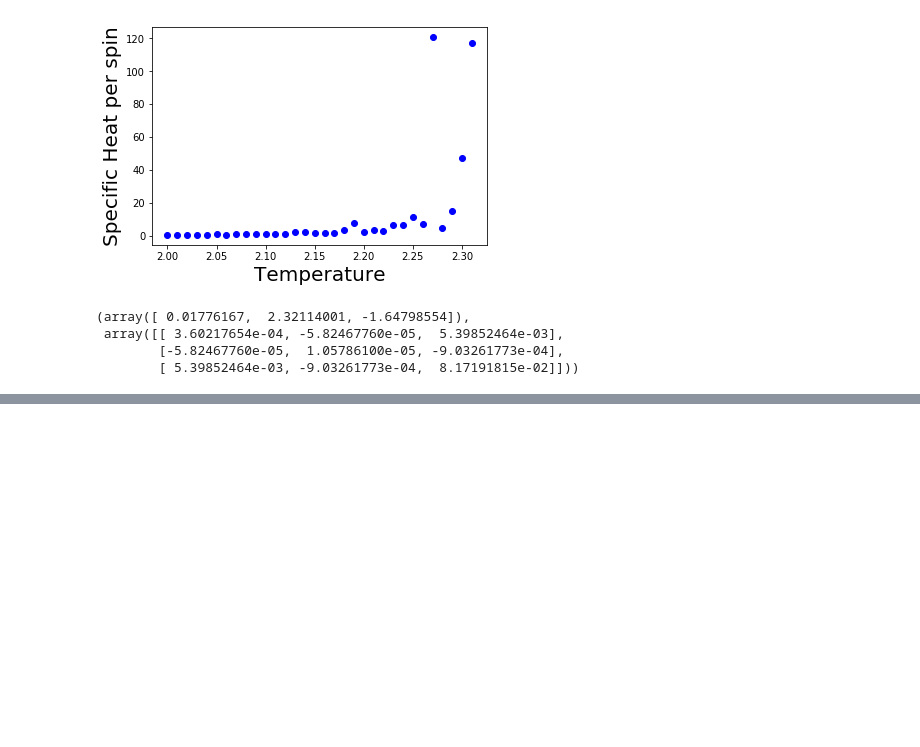
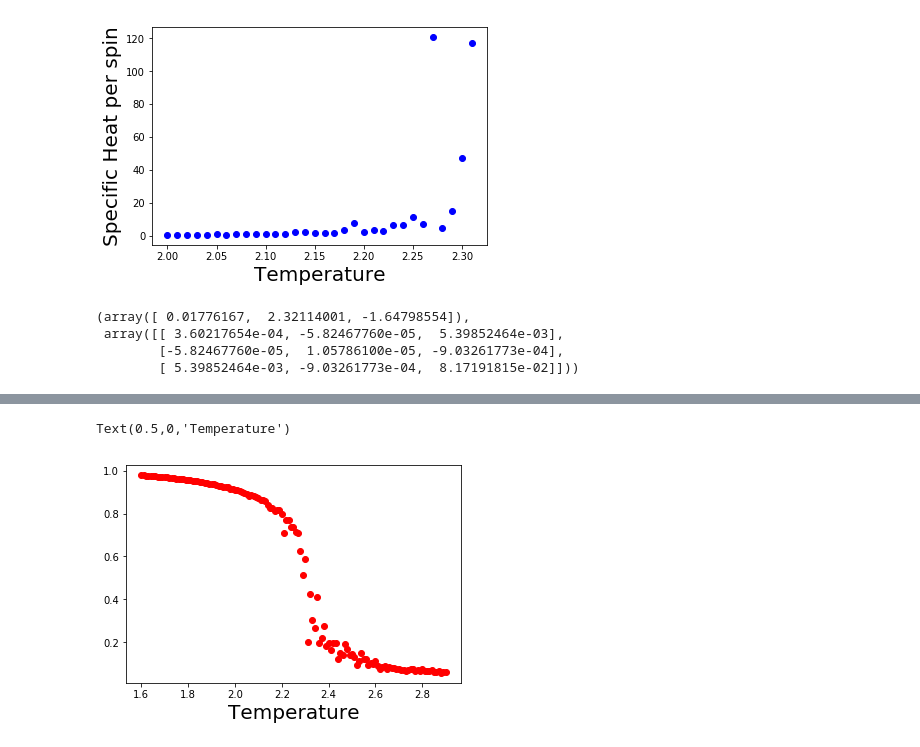
Before and after one commit to kaitshin/PHYSICS113-final-project, a Jupyter notebook: Metropolis Critical Exp.ipynb, the cells around one changed output, grey strips where cells are left out. Drawn from its saved outputs; the diff is of its cells as text; code cells hidden in the pictures; blank space fills up the shorter version.

```diff
--- a/Metropolis Critical Exp.ipynb
+++ b/Metropolis Critical Exp.ipynb
@@ -57,0 +56,14 @@ scipy.optimize.curve_fit(power, tempnew[20:68], abs(mps_list50new)[20:68], p0 =
+# %%
+absmagmeanv1 = []
+absshv1 = []
+
+for k in keys:
+    absmag = [abs(m) for m in mag_dictv1[k]]
+    absmagmeanv1.append(np.mean(absmag))
+    absshv1.append(np.var(absmag))
+
+absmagmeanv1 = np.array(absmagmeanv1)/2500
+absshv1 = np.array(absshv1)/2500
+
+for i in range(len(temps)):
+    absshv1[i] = absshv1[i]/temps[i]
@@ -57,0 +98,6 @@ scipy.optimize.curve_fit(power, tempnew[20:68], abs(mps_list50new)[20:68], p0 =
+# %%
+plt.plot(temps, absmagmeanv1, 'ro')
+plt.xlabel("Temperature", fontsize=20)
+# %% [output]
+Text(0.5,0,'Temperature')
+[figure, added]
```
Also changed, not shown: parts of 13 cells of this notebook, 2 other files.
